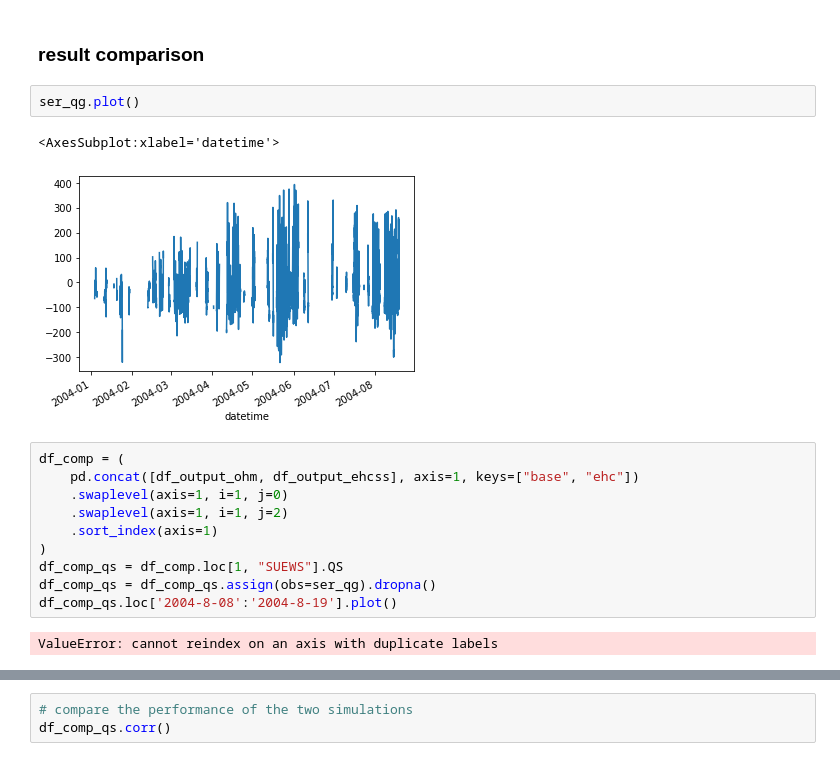
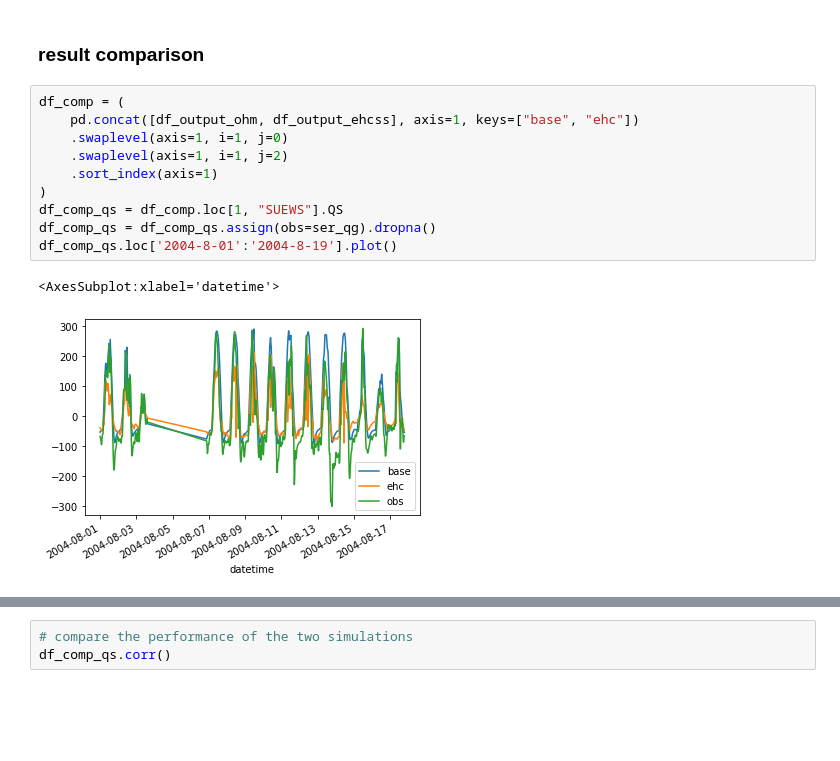
Before and after one commit to gusbacos/SUEWS_DB_Typology_test, a Jupyter notebook: code/test-torgg.ipynb, the cells around one changed output, grey strips where cells are left out. Drawn from its saved outputs; the diff is of its cells as text; blank space fills up the shorter version.

```diff
--- a/code/test-torgg.ipynb
+++ b/code/test-torgg.ipynb
@@ -238,20 +238,16 @@ df_state_base.filter(like='method').T
 #df_output_ehc, df_state_final = sp.run_supy(df_forcing, df_state_ehc)
 # %% [markdown]
 ### result comparison
-# %%
-ser_qg.plot()
-# %% [output]
-<AxesSubplot:xlabel='datetime'>
-[figure, removed]
 # %%
 df_comp = (
     pd.concat([df_output_ohm, df_output_ehcss], axis=1, keys=["base", "ehc"])
     .swaplevel(axis=1, i=1, j=0)
     .swaplevel(axis=1, i=1, j=2)
     .sort_index(axis=1)
 )
 df_comp_qs = df_comp.loc[1, "SUEWS"].QS
 df_comp_qs = df_comp_qs.assign(obs=ser_qg).dropna()
-df_comp_qs.loc['2004-8-08':'2004-8-19'].plot()
+df_comp_qs.loc['2004-8-01':'2004-8-19'].plot()
 # %% [output]
-ValueError: cannot reindex on an axis with duplicate labels
+<AxesSubplot:xlabel='datetime'>
+[figure, added]
```
Also changed, not shown: parts of 5 cells of this notebook, 1 other file.
